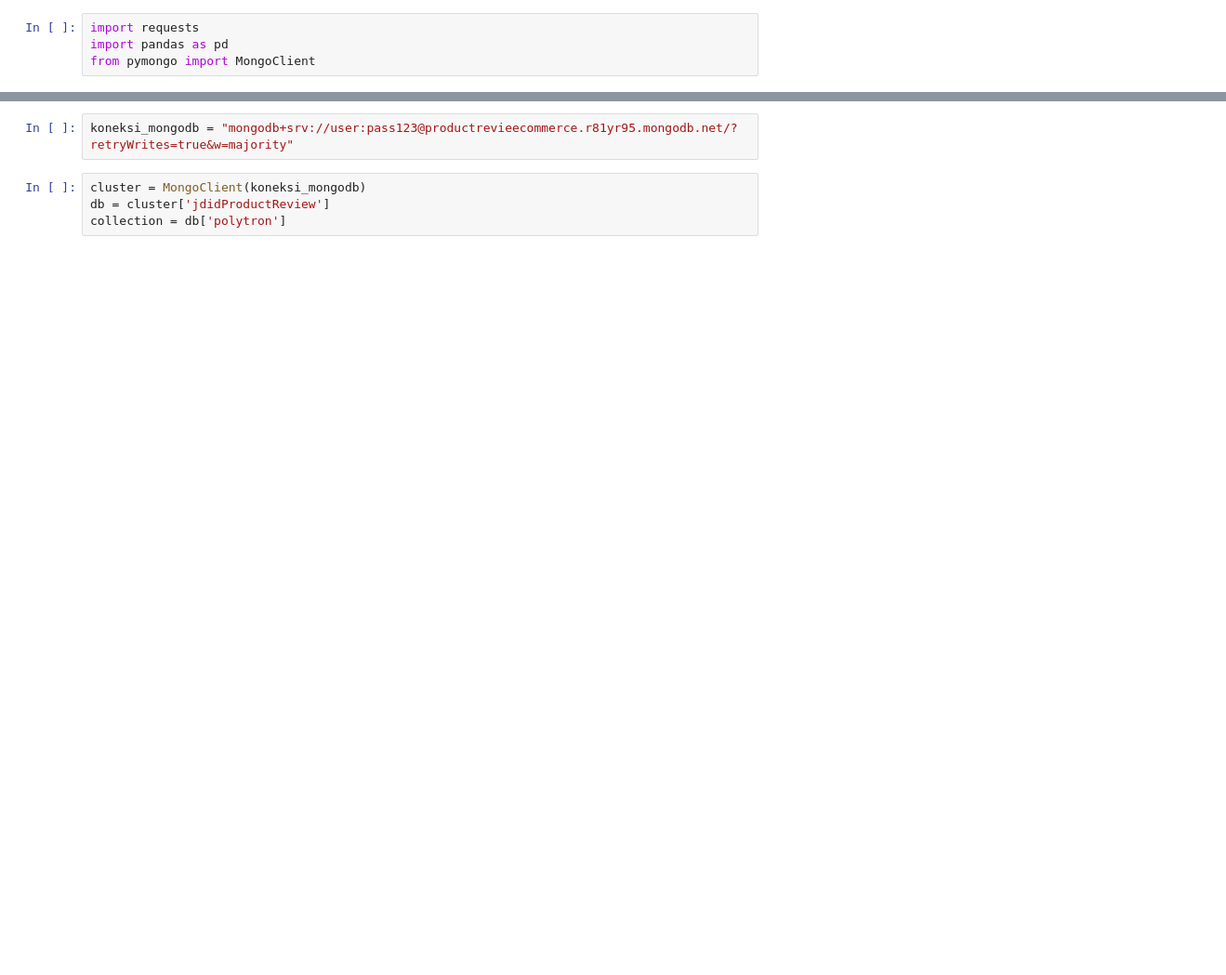
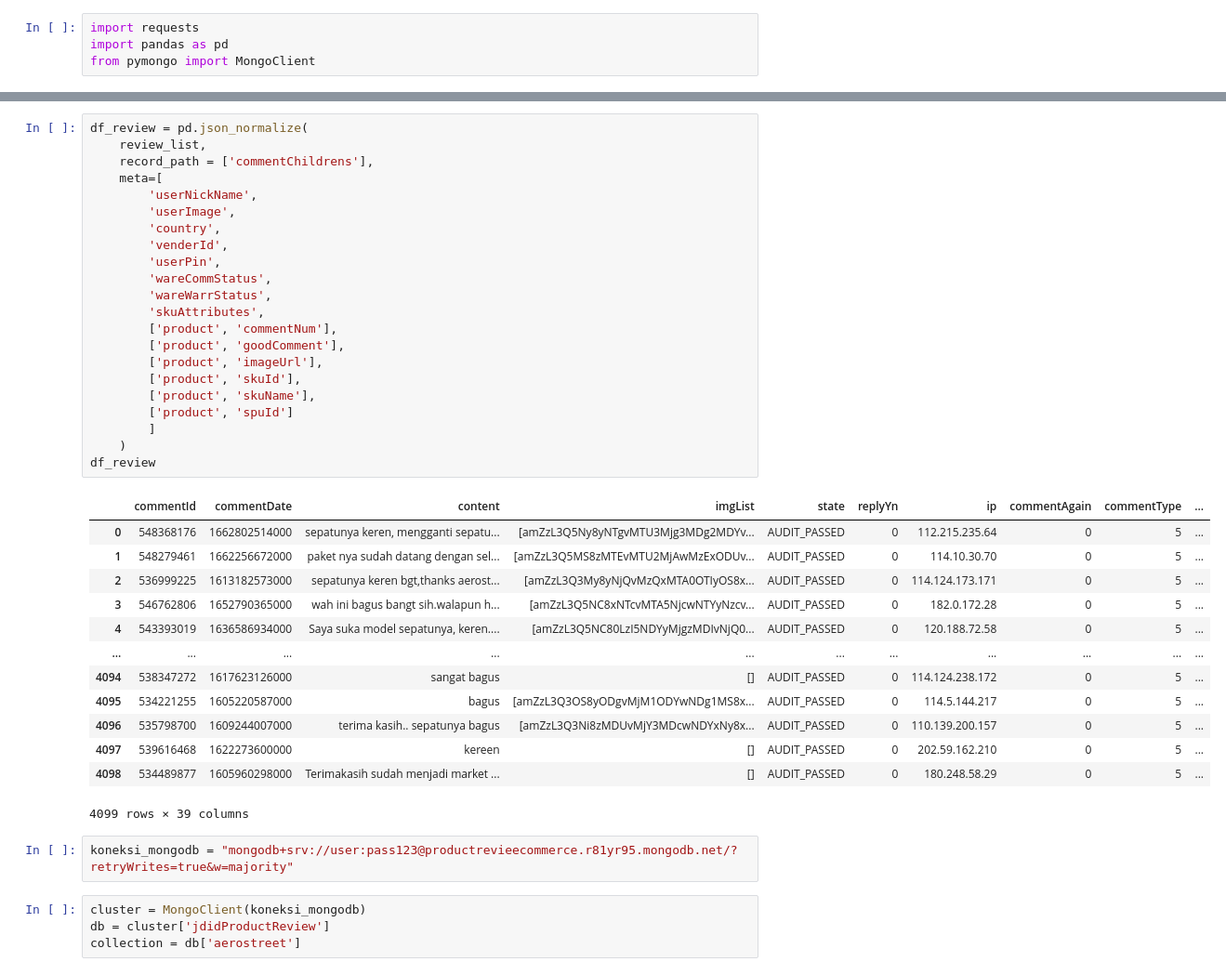
Before and after one commit to divawidia/scraping-ecommerce-product-with-api, a Jupyter notebook: JD ID API Scraping.ipynb, the cells around one changed output, grey strips where cells are left out. Shown at 93% size. Drawn from its saved outputs; the diff is of its cells as text; blank space fills up the shorter version.

```diff
--- a/JD ID API Scraping.ipynb
+++ b/JD ID API Scraping.ipynb
@@ -142,8 +184,44 @@ df_review
+# %%
+df_review = pd.json_normalize(
+    review_list,
+    record_path = ['commentChildrens'],
+    meta=[
+        'userNickName',
+        'userImage',
+        'country',
+        'venderId',
+        'userPin',
+        'wareCommStatus',
+        'wareWarrStatus',
+        'skuAttributes',
+        ['product', 'commentNum'],
+        ['product', 'goodComment'],
+        ['product', 'imageUrl'],
+        ['product', 'skuId'],
+        ['product', 'skuName'],
+        ['product', 'spuId']
+        ]
+    )
+df_review
+# %% [output]
+|  | commentId | commentDate | content | imgList | state | replyYn | ip | commentAgain | commentType | ... |
+| 0 | 548368176 | 1662802514000 | sepatunya keren, mengganti sepatu... | [amZzL3Q5Ny8yNTgvMTU3Mjg3MDg2MDYv... | AUDIT_PASSED | 0 | 112.215.235.64 | 0 | 5 | ... |
+| 1 | 548279461 | 1662256672000 | paket nya sudah datang dengan sel... | [amZzL3Q5MS8zMTEvMTU2MjAwMzExODUv... | AUDIT_PASSED | 0 | 114.10.30.70 | 0 | 5 | ... |
+| 2 | 536999225 | 1613182573000 | sepatunya keren bgt,thanks aerost... | [amZzL3Q3My8yNjQvMzQxMTA0OTIyOS8x... | AUDIT_PASSED | 0 | 114.124.173.171 | 0 | 5 | ... |
+| 3 | 546762806 | 1652790365000 | wah ini bagus bangt sih.walapun h... | [amZzL3Q5NC8xNTcvMTA5NjcwNTYyNzcv... | AUDIT_PASSED | 0 | 182.0.172.28 | 0 | 5 | ... |
+| 4 | 543393019 | 1636586934000 | Saya suka model sepatunya, keren.... | [amZzL3Q5NC80LzI5NDYyMjgzMDIvNjQ0... | AUDIT_PASSED | 0 | 120.188.72.58 | 0 | 5 | ... |
+| ... | ... | ... | ... | ... | ... | ... | ... | ... | ... | ... |
+| 4094 | 538347272 | 1617623126000 | sangat bagus | [] | AUDIT_PASSED | 0 | 114.124.238.172 | 0 | 5 | ... |
+| 4095 | 534221255 | 1605220587000 | bagus | [amZzL3Q3OS8yODgvMjM1ODYwNDg1MS8x... | AUDIT_PASSED | 0 | 114.5.144.217 | 0 | 5 | ... |
+| 4096 | 535798700 | 1609244007000 | terima kasih.. sepatunya bagus | [amZzL3Q3Ni8zMDUvMjY3MDcwNDYxNy8x... | AUDIT_PASSED | 0 | 110.139.200.157 | 0 | 5 | ... |
+| 4097 | 539616468 | 1622273600000 | kereen | [] | AUDIT_PASSED | 0 | 202.59.162.210 | 0 | 5 | ... |
+| 4098 | 534489877 | 1605960298000 | Terimakasih sudah menjadi market ... | [] | AUDIT_PASSED | 0 | 180.248.58.29 | 0 | 5 | ... |
+4099 rows × 39 columns
 # %%
 koneksi_mongodb = "mongodb+srv://user:pass123@productrevieecommerce.r81yr95.mongodb.net/?retryWrites=true&w=majority"
 # %%
 cluster = MongoClient(koneksi_mongodb)
 db = cluster['jdidProductReview']
-collection = db['polytron']
+collection = db['aerostreet']
 # %%
 collection.insert_many(review_list)
```
Also changed, not shown: parts of 7 cells of this notebook, 3 other files.
